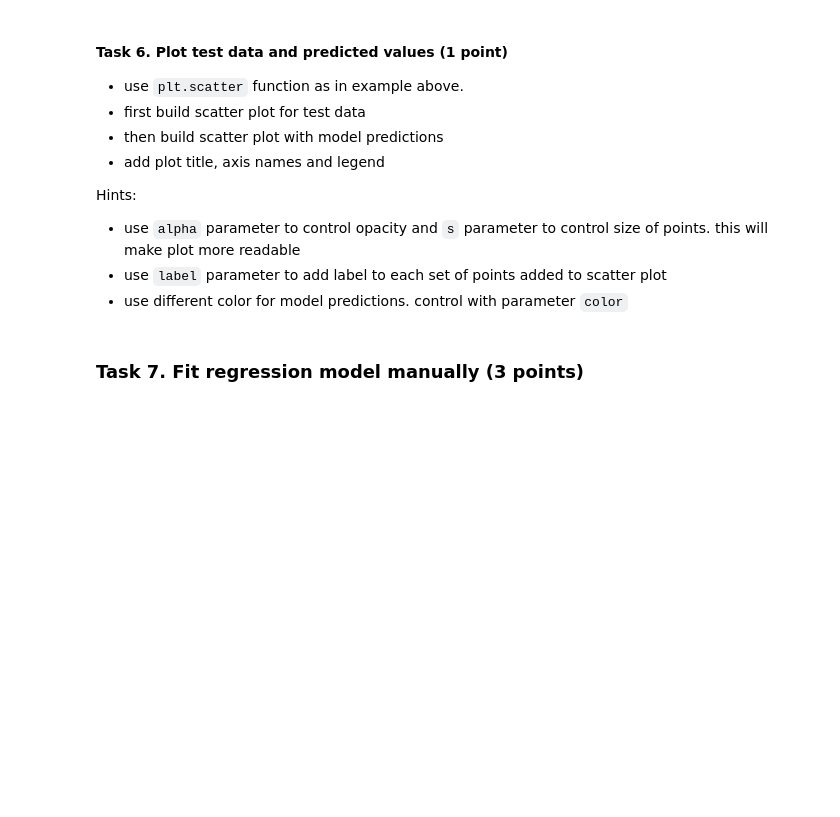
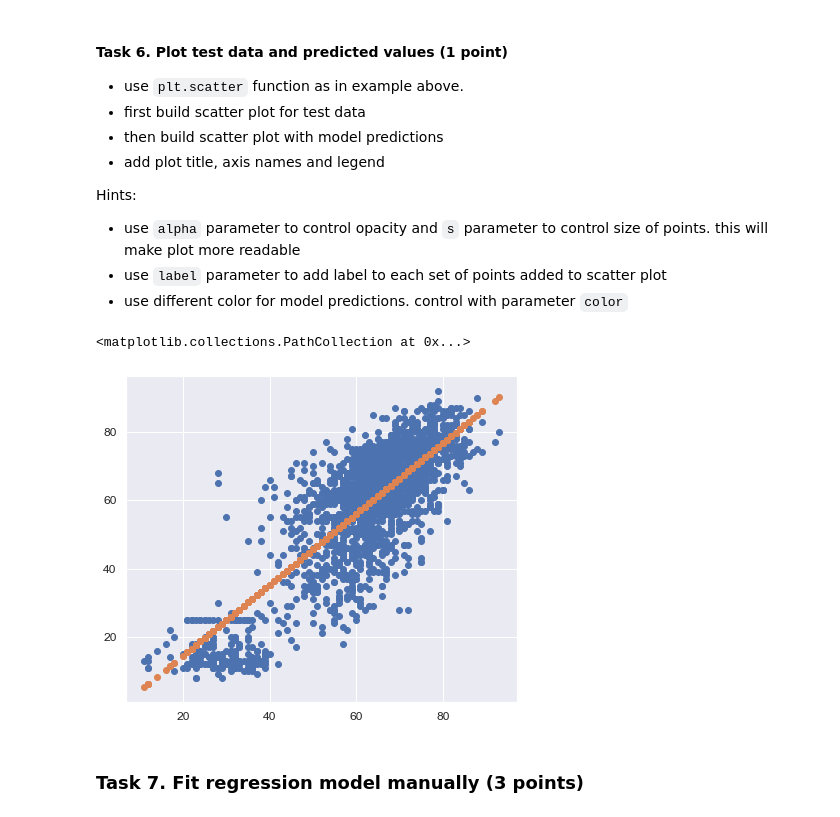
Before and after one commit to zappaz00/3_linear_regression, a Jupyter notebook: linear_regression.ipynb, the cells around one changed output. Drawn from its saved outputs; the diff is of its cells as text; code cells hidden in the pictures; blank space fills up the shorter version.

```diff
--- a/linear_regression.ipynb
+++ b/linear_regression.ipynb
@@ -712,9 +710,12 @@ Hints:
 * use different color for model predictions. control with parameter `color`
 # %%
 # # your code here
-# plt.scatter(...)
-# plt.scatter(...)
+plt.scatter(x=x_test, y=y_test)
+plt.scatter(x=x_test, y=model_preds)
 # plt.legend(...);  # adds legend to a plot
+# %% [output]
+<matplotlib.collections.PathCollection at 0x...>
+[figure, added]
 # %% [markdown]
 ### Task 7.  Fit regression model manually (3 points)
 # %% [markdown]
```
Also changed, not shown: parts of 57 cells of this notebook.
